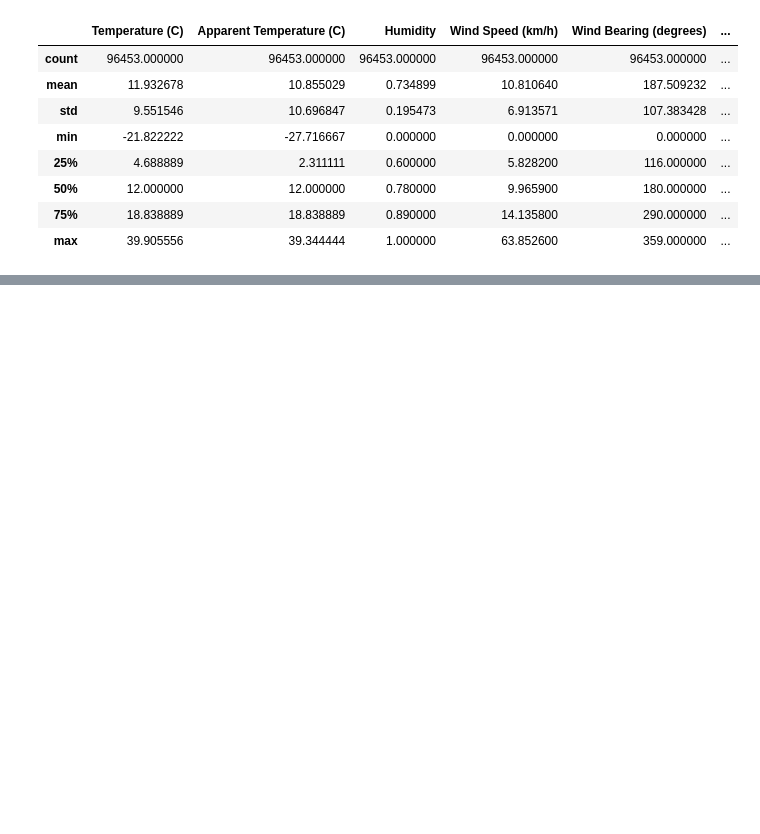
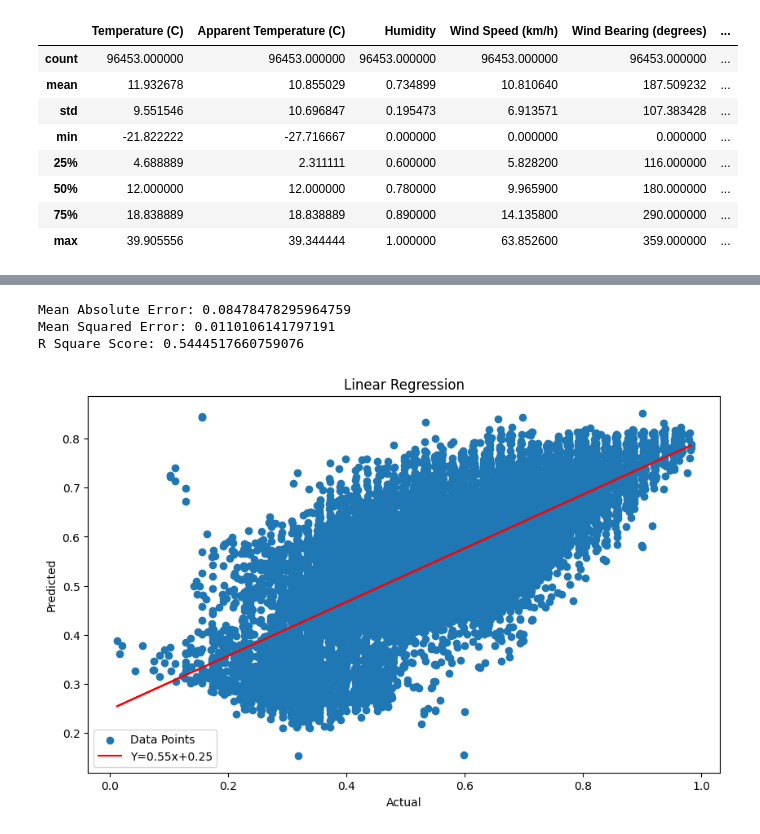
Before and after one commit to SergioManuelJob/WeatherDataset, a Jupyter notebook: Weather_Sergio_Manuel_Suarez_Suarez.ipynb, the cells around one changed output, grey strips where cells are left out. Saved outputs shown, nothing was run; the diff lists cells and outputs as text; code cells hidden in the pictures; blank space fills up the shorter version.

```diff
--- a/Weather_Sergio_Manuel_Suarez_Suarez.ipynb
+++ b/Weather_Sergio_Manuel_Suarez_Suarez.ipynb
@@ -50,0 +281,3 @@ df.describe()
+# %%
+df.dropna(inplace=True)
+df.isnull().sum()
@@ -50,0 +310,36 @@ df.describe()
+# %%
+y = df['Temperature (C)']
+X = df.drop(['Temperature (C)'], axis=1)
+X_train, X_test, y_train, y_test = train_test_split(X, y, test_size=0.3, random_state=42)
+# %%
+# Now lets try training the model
+lr = LinearRegression()
+lr.fit(X_train,y_train)
+y_pred = lr.predict(X_test)
+
+print(f"Mean Absolute Error: {mean_absolute_error(y_test,y_pred)}")
+print(f"Mean Squared Error: {mean_squared_error(y_test,y_pred)}")
+print(f"R Square Score: {r2_score(y_test,y_pred)}")
+# %% [output]
+Mean Absolute Error: 0.08478478295964759
+Mean Squared Error: 0.0110106141797191
+R Square Score: 0.5444517660759076
+# %%
+def plot_data(actual,predicted,method,deg=1):
+    F = pd.DataFrame({
+        "Actual":actual,
+        "Predicted":predicted
+    })
+    m,b=np.polyfit(F['Actual'],F['Predicted'],deg)
+    plt.figure(figsize=(10,6))
+    plt.scatter(F['Actual'],F['Predicted'],label='Data Points')
+    plt.plot(F['Actual'],m*F['Actual']+b,color='red',label=f"Y={m:.2f}x+{b:.2f}")
+    plt.xlabel('Actual')
+    plt.ylabel('Predicted')
+    plt.title(method)
+    plt.legend()
+    plt.show()
+# %%
+plot_data(y_test,y_pred,method='Linear Regression')
+# %% [output]
+[figure, added]
```
Also changed, not shown: parts of 18 cells of this notebook.
